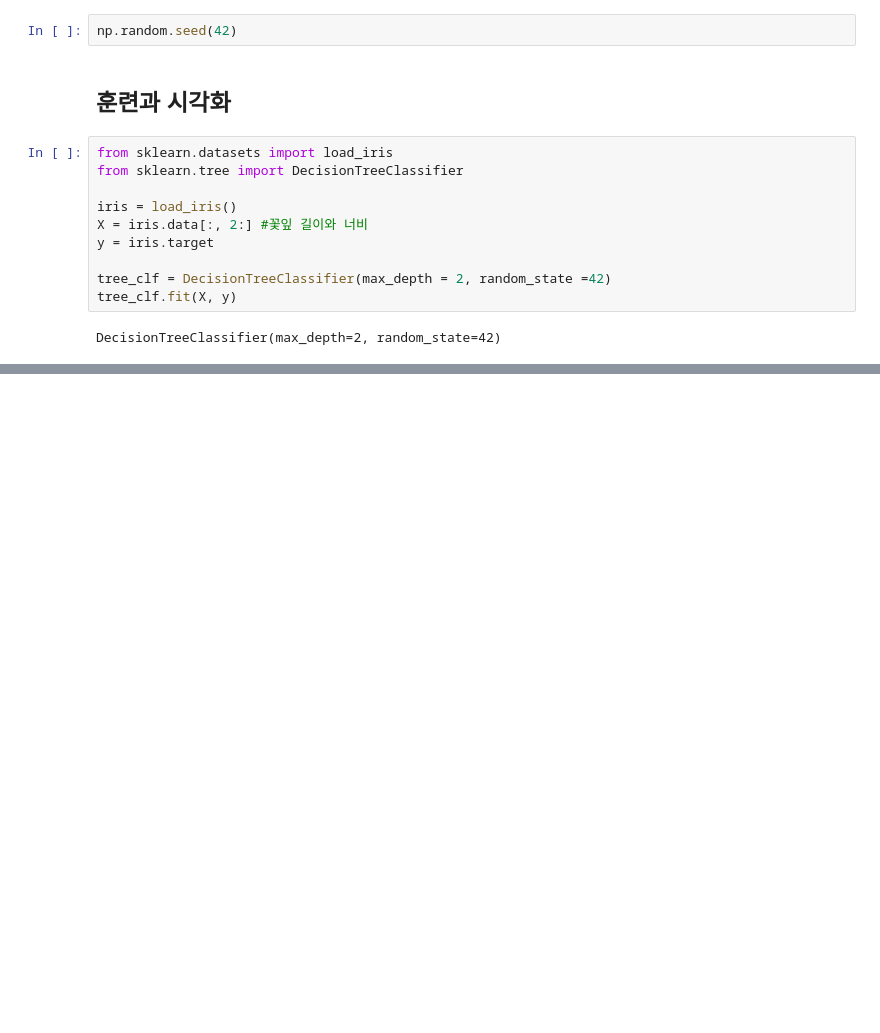
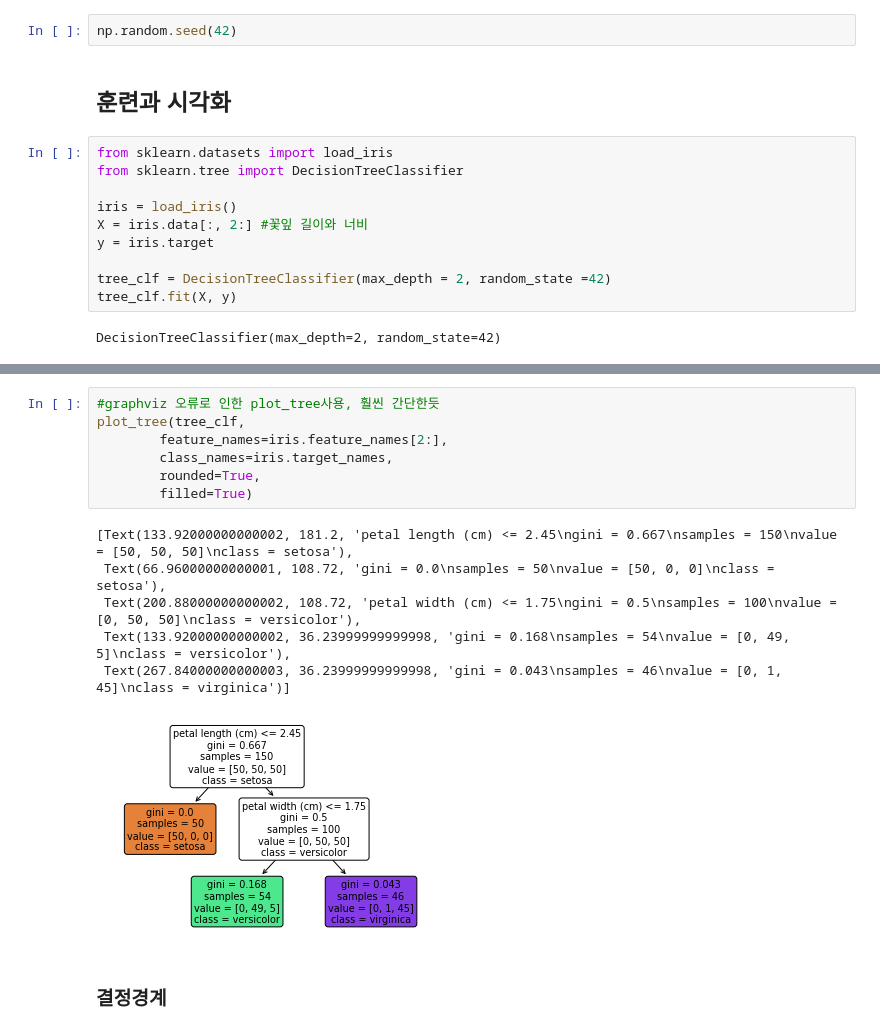
Before and after one commit to OHBEYOUNGHUN/Machine_practice, a Jupyter notebook: hands_on/결정_트리_필사.ipynb, the cells around one changed output, grey strips where cells are left out. Drawn from its saved outputs; the diff is of its cells as text; blank space fills up the shorter version.

```diff
--- a/hands_on/결정_트리_필사.ipynb
+++ b/hands_on/결정_트리_필사.ipynb
@@ -47,0 +55,16 @@ array([[1.4, 0.2],
+# %%
+#graphviz 오류로 인한 plot_tree사용, 훨씬 간단한듯
+plot_tree(tree_clf,
+        feature_names=iris.feature_names[2:],
+        class_names=iris.target_names,
+        rounded=True,
+        filled=True)
+# %% [output]
+[Text(133.92000000000002, 181.2, 'petal length (cm) <= 2.45\ngini = 0.667\nsamples = 150\nvalue = [50, 50, 50]\nclass = setosa'),
+ Text(66.96000000000001, 108.72, 'gini = 0.0\nsamples = 50\nvalue = [50, 0, 0]\nclass = setosa'),
+ Text(200.88000000000002, 108.72, 'petal width (cm) <= 1.75\ngini = 0.5\nsamples = 100\nvalue = [0, 50, 50]\nclass = versicolor'),
+ Text(133.92000000000002, 36.23999999999998, 'gini = 0.168\nsamples = 54\nvalue = [0, 49, 5]\nclass = versicolor'),
+ Text(267.84000000000003, 36.23999999999998, 'gini = 0.043\nsamples = 46\nvalue = [0, 1, 45]\nclass = virginica')]
+[figure, added]
+# %% [markdown]
+### 결정경계
```
Also changed, not shown: parts of 15 cells of this notebook, 3 other files.
